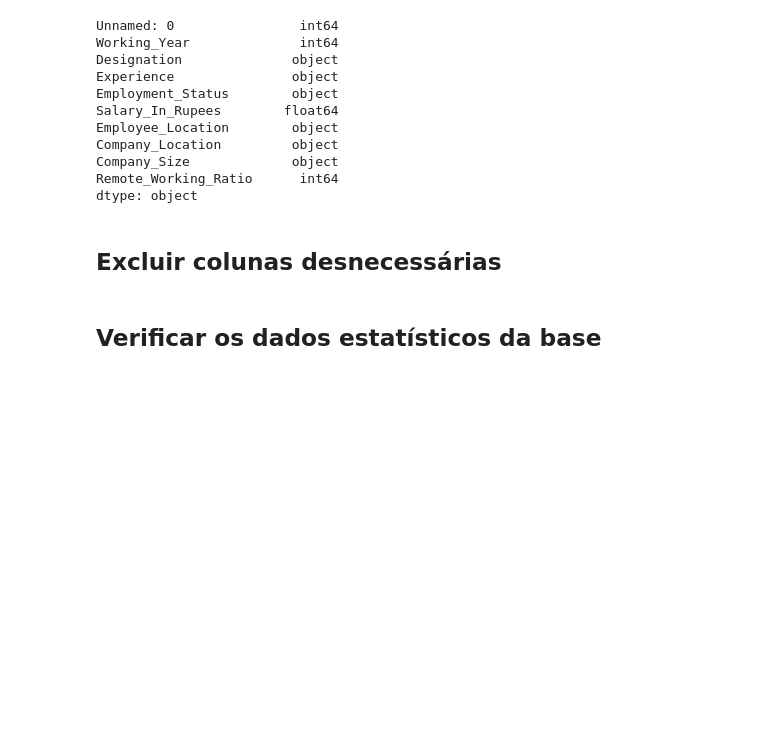
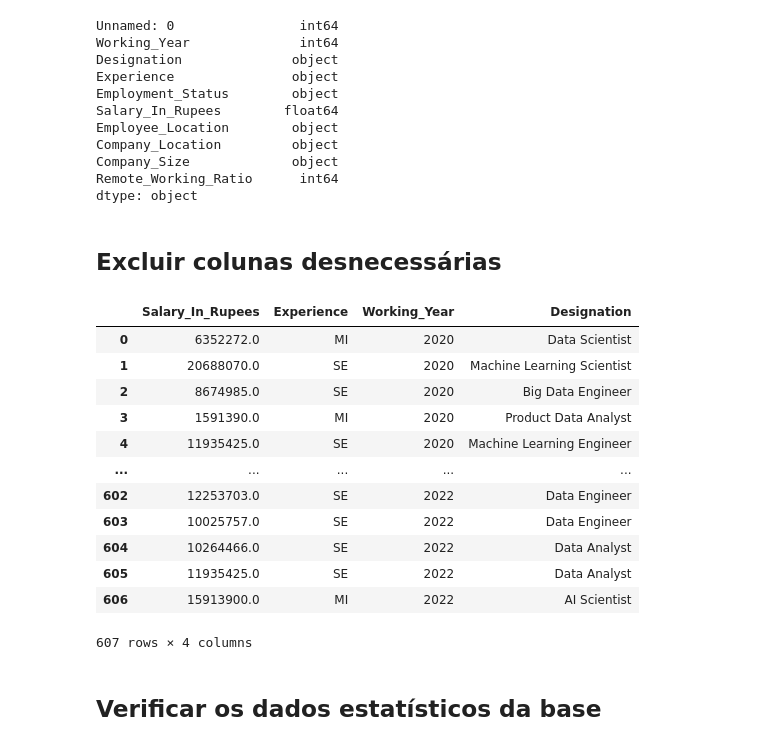
Before and after one commit to AlexandreRosasCosta/Ciencia_de_Dados, a Jupyter notebook: Projeto2/Projeto 02 - Matplotlib.ipynb, the cells around one changed output. Drawn from its saved outputs; the diff is of its cells as text; code cells hidden in the pictures; blank space fills up the shorter version.

```diff
--- a/Projeto2/Projeto 02 - Matplotlib.ipynb
+++ b/Projeto2/Projeto 02 - Matplotlib.ipynb
@@ -97,5 +97,25 @@ Remote_Working_Ratio      int64
 dtype: object
 # %% [markdown]
 ## Excluir colunas desnecessárias
+# %%
+#Média salarial + experiência + data + designação
+df_test = df.loc[:, ['Salary_In_Rupees', 'Experience', 'Working_Year', 'Designation']]
+
+#df_test.dtypes
+display(df_test)
+# %% [output]
+|  | Salary_In_Rupees | Experience | Working_Year | Designation |
+| 0 | 6352272.0 | MI | 2020 | Data Scientist |
+| 1 | 20688070.0 | SE | 2020 | Machine Learning Scientist |
+| 2 | 8674985.0 | SE | 2020 | Big Data Engineer |
+| 3 | 1591390.0 | MI | 2020 | Product Data Analyst |
+| 4 | 11935425.0 | SE | 2020 | Machine Learning Engineer |
+| ... | ... | ... | ... | ... |
+| 602 | 12253703.0 | SE | 2022 | Data Engineer |
+| 603 | 10025757.0 | SE | 2022 | Data Engineer |
+| 604 | 10264466.0 | SE | 2022 | Data Analyst |
+| 605 | 11935425.0 | SE | 2022 | Data Analyst |
+| 606 | 15913900.0 | MI | 2022 | AI Scientist |
+607 rows × 4 columns
 # %% [markdown]
 ## Verificar os dados estatísticos da base
```
Also changed, not shown: parts of 2 cells of this notebook, 2 other files.
